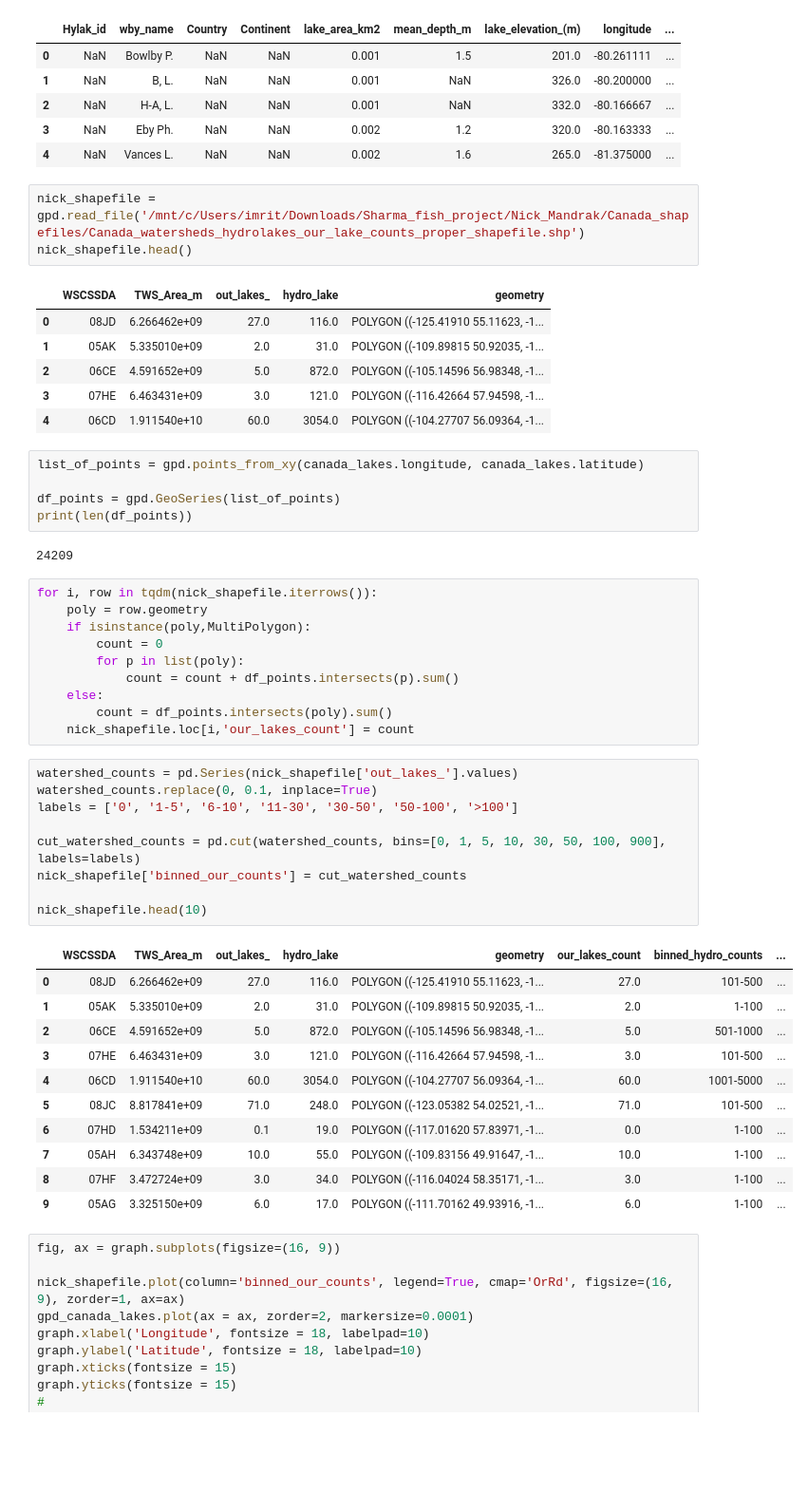
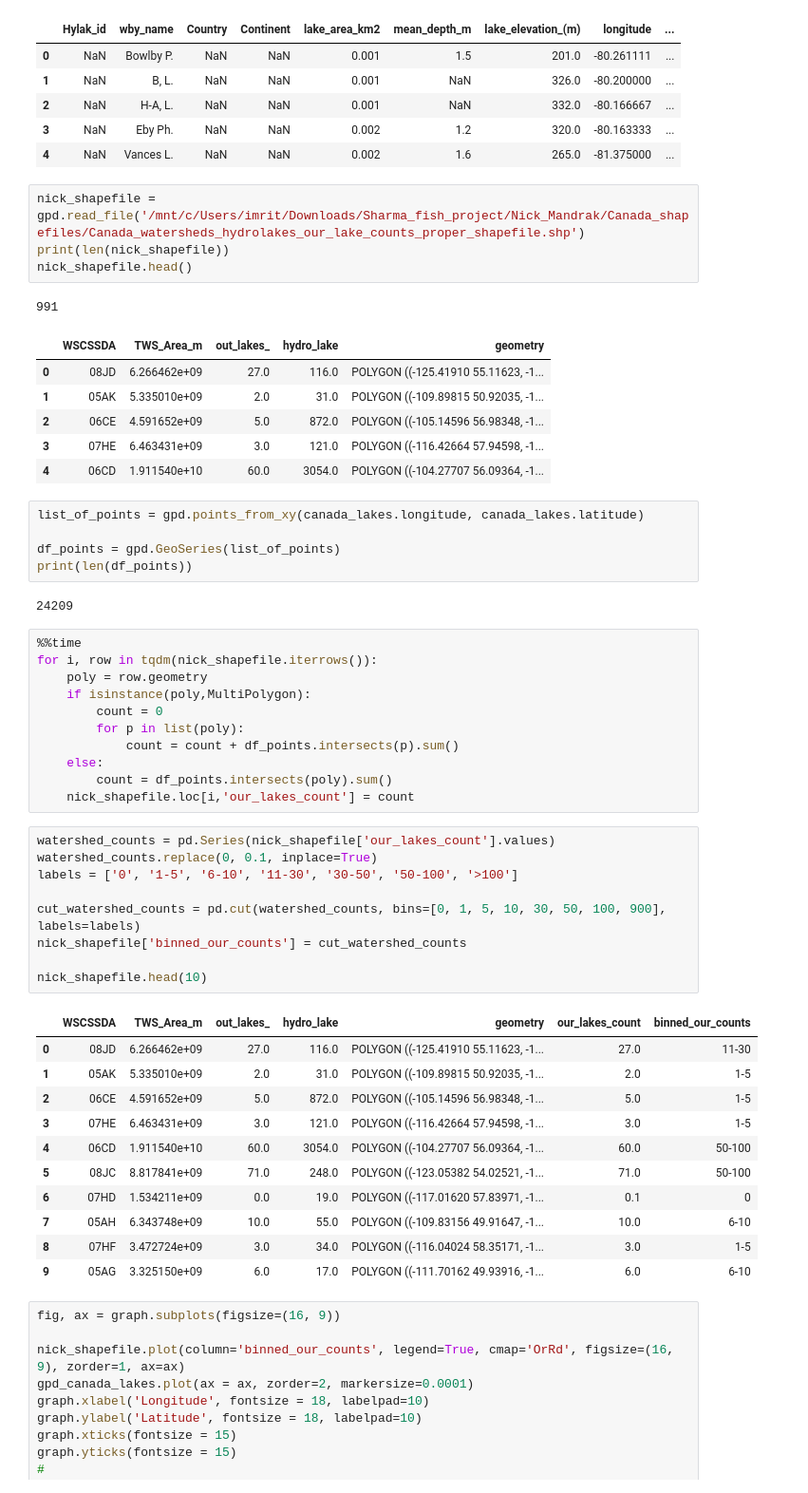
Before and after one commit to arshadimrit/Fish_community, a Jupyter notebook: Fish_graphs.ipynb, the cells around one changed output. Shown at 95% size. Drawn from its saved outputs; the diff is of its cells as text; blank space fills up the shorter version.

```diff
--- a/Fish_graphs.ipynb
+++ b/Fish_graphs.ipynb
@@ -204,8 +205,10 @@ gpd_canada_lakes.head()
 | 4 | NaN | Vances L. | NaN | NaN | 0.002 | 1.6 | 265.0 | -81.375000 | ... |
 # %%
 nick_shapefile = gpd.read_file('/mnt/c/Users/imrit/Downloads/Sharma_fish_project/Nick_Mandrak/Canada_shapefiles/Canada_watersheds_hydrolakes_our_lake_counts_proper_shapefile.shp')
+print(len(nick_shapefile))
 nick_shapefile.head()
 # %% [output]
+991
 |  | WSCSSDA | TWS_Area_m | out_lakes_ | hydro_lake | geometry |
 | 0 | 08JD | 6.266462e+09 | 27.0 | 116.0 | POLYGON ((-125.41910 55.11623, -1... |
 | 1 | 05AK | 5.335010e+09 | 2.0 | 31.0 | POLYGON ((-109.89815 50.92035, -1... |
@@ -220,6 +223,7 @@ print(len(df_points))
 # %% [output]
 24209
 # %%
+%%time
 for i, row in tqdm(nick_shapefile.iterrows()):
     poly = row.geometry
     if isinstance(poly,MultiPolygon):
@@ -230,26 +234,26 @@ for i, row in tqdm(nick_shapefile.iterrows()):
         count = df_points.intersects(poly).sum()
     nick_shapefile.loc[i,'our_lakes_count'] = count
 # %%
-watershed_counts = pd.Series(nick_shapefile['out_lakes_'].values)
+watershed_counts = pd.Series(nick_shapefile['our_lakes_count'].values)
 watershed_counts.replace(0, 0.1, inplace=True)
 labels = ['0', '1-5', '6-10', '11-30', '30-50', '50-100', '>100']
 
 cut_watershed_counts = pd.cut(watershed_counts, bins=[0, 1, 5, 10, 30, 50, 100, 900], labels=labels)
 nick_shapefile['binned_our_counts'] = cut_watershed_counts
 
 nick_shapefile.head(10)
 # %% [output]
-|  | WSCSSDA | TWS_Area_m | out_lakes_ | hydro_lake | geometry | our_lakes_count | binned_hydro_counts | ... |
-| 0 | 08JD | 6.266462e+09 | 27.0 | 116.0 | POLYGON ((-125.41910 55.11623, -1... | 27.0 | 101-500 | ... |
-| 1 | 05AK | 5.335010e+09 | 2.0 | 31.0 | POLYGON ((-109.89815 50.92035, -1... | 2.0 | 1-100 | ... |
-| 2 | 06CE | 4.591652e+09 | 5.0 | 872.0 | POLYGON ((-105.14596 56.98348, -1... | 5.0 | 501-1000 | ... |
-| 3 | 07HE | 6.463431e+09 | 3.0 | 121.0 | POLYGON ((-116.42664 57.94598, -1... | 3.0 | 101-500 | ... |
-| 4 | 06CD | 1.911540e+10 | 60.0 | 3054.0 | POLYGON ((-104.27707 56.09364, -1... | 60.0 | 1001-5000 | ... |
-| 5 | 08JC | 8.817841e+09 | 71.0 | 248.0 | POLYGON ((-123.05382 54.02521, -1... | 71.0 | 101-500 | ... |
-| 6 | 07HD | 1.534211e+09 | 0.1 | 19.0 | POLYGON ((-117.01620 57.83971, -1... | 0.0 | 1-100 | ... |
-| 7 | 05AH | 6.343748e+09 | 10.0 | 55.0 | POLYGON ((-109.83156 49.91647, -1... | 10.0 | 1-100 | ... |
-| 8 | 07HF | 3.472724e+09 | 3.0 | 34.0 | POLYGON ((-116.04024 58.35171, -1... | 3.0 | 1-100 | ... |
-| 9 | 05AG | 3.325150e+09 | 6.0 | 17.0 | POLYGON ((-111.70162 49.93916, -1... | 6.0 | 1-100 | ... |
+|  | WSCSSDA | TWS_Area_m | out_lakes_ | hydro_lake | geometry | our_lakes_count | binned_our_counts |
+| 0 | 08JD | 6.266462e+09 | 27.0 | 116.0 | POLYGON ((-125.41910 55.11623, -1... | 27.0 | 11-30 |
+| 1 | 05AK | 5.335010e+09 | 2.0 | 31.0 | POLYGON ((-109.89815 50.92035, -1... | 2.0 | 1-5 |
+| 2 | 06CE | 4.591652e+09 | 5.0 | 872.0 | POLYGON ((-105.14596 56.98348, -1... | 5.0 | 1-5 |
+| 3 | 07HE | 6.463431e+09 | 3.0 | 121.0 | POLYGON ((-116.42664 57.94598, -1... | 3.0 | 1-5 |
+| 4 | 06CD | 1.911540e+10 | 60.0 | 3054.0 | POLYGON ((-104.27707 56.09364, -1... | 60.0 | 50-100 |
+| 5 | 08JC | 8.817841e+09 | 71.0 | 248.0 | POLYGON ((-123.05382 54.02521, -1... | 71.0 | 50-100 |
+| 6 | 07HD | 1.534211e+09 | 0.0 | 19.0 | POLYGON ((-117.01620 57.83971, -1... | 0.1 | 0 |
+| 7 | 05AH | 6.343748e+09 | 10.0 | 55.0 | POLYGON ((-109.83156 49.91647, -1... | 10.0 | 6-10 |
+| 8 | 07HF | 3.472724e+09 | 3.0 | 34.0 | POLYGON ((-116.04024 58.35171, -1... | 3.0 | 1-5 |
+| 9 | 05AG | 3.325150e+09 | 6.0 | 17.0 | POLYGON ((-111.70162 49.93916, -1... | 6.0 | 6-10 |
 # %%
 fig, ax = graph.subplots(figsize=(16, 9))
 
```
Also changed, not shown: parts of 12 cells of this notebook, 1 other file.
